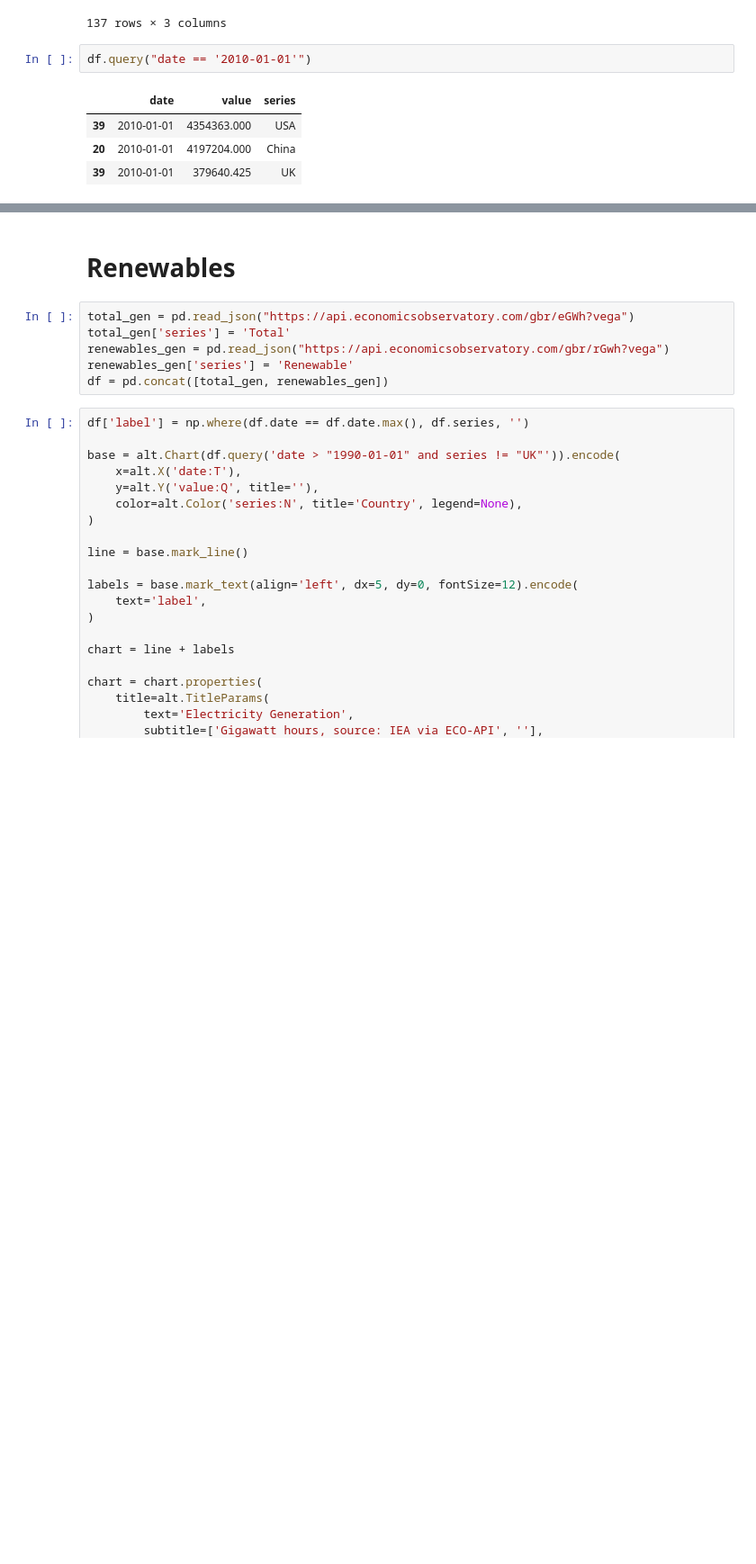
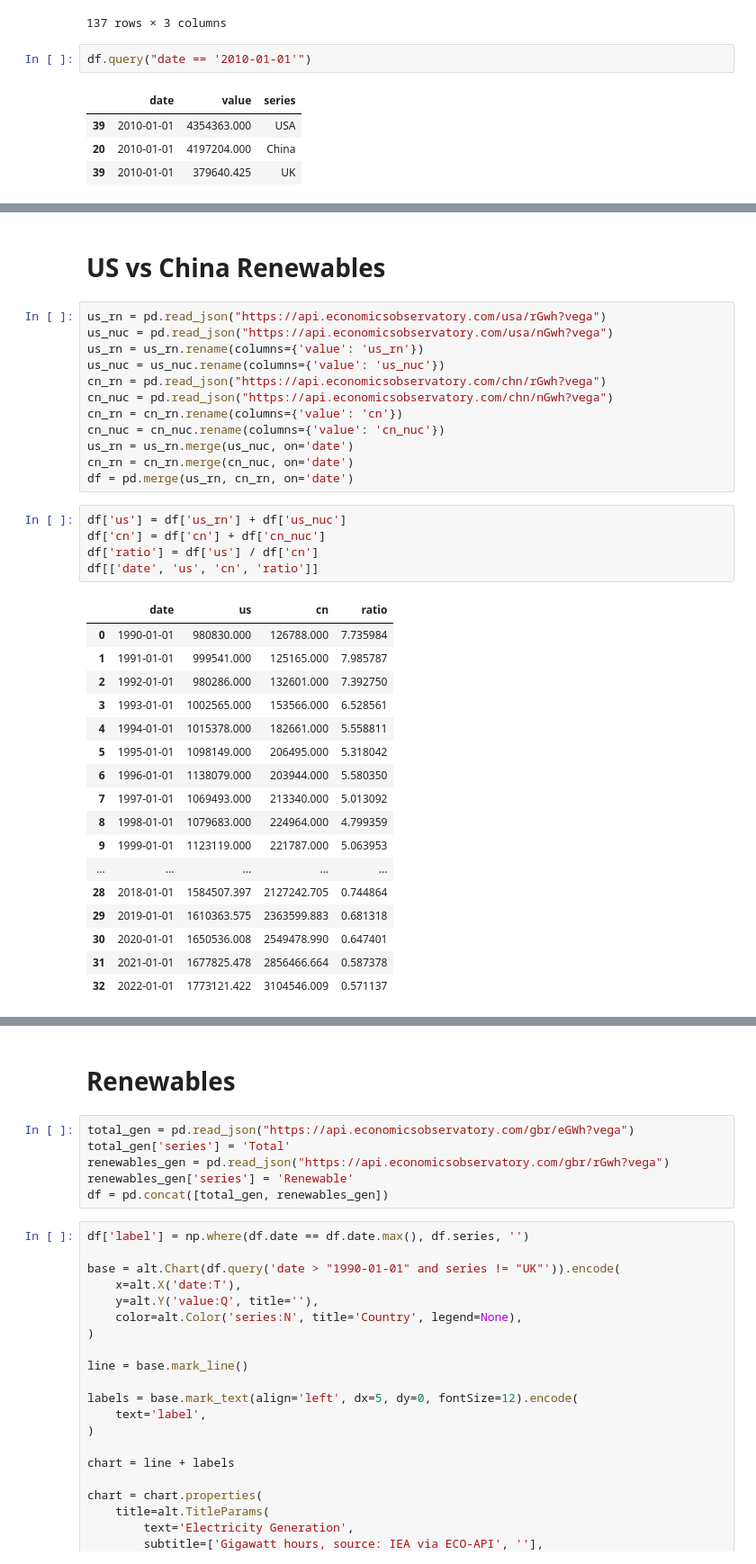
Before and after one commit to jhellingsdata/RADataHub, a Jupyter notebook: ChartOfTheDay/energy/us_chn_energy.ipynb, the cells around one changed output, grey strips where cells are left out. Shown at 90% size. Saved outputs shown, nothing was run; the diff lists cells and outputs as text; blank space fills up the shorter version.

```diff
--- a/ChartOfTheDay/energy/us_chn_energy.ipynb
+++ b/ChartOfTheDay/energy/us_chn_energy.ipynb
@@ -73,0 +85,37 @@ chart
+# %% [markdown]
+# US vs China Renewables
+# %%
+us_rn = pd.read_json("https://api.economicsobservatory.com/usa/rGwh?vega")
+us_nuc = pd.read_json("https://api.economicsobservatory.com/usa/nGwh?vega")
+us_rn = us_rn.rename(columns={'value': 'us_rn'})
+us_nuc = us_nuc.rename(columns={'value': 'us_nuc'})
+cn_rn = pd.read_json("https://api.economicsobservatory.com/chn/rGwh?vega")
+cn_nuc = pd.read_json("https://api.economicsobservatory.com/chn/nGwh?vega")
+cn_rn = cn_rn.rename(columns={'value': 'cn'})
+cn_nuc = cn_nuc.rename(columns={'value': 'cn_nuc'})
+us_rn = us_rn.merge(us_nuc, on='date')
+cn_rn = cn_rn.merge(cn_nuc, on='date')
+df = pd.merge(us_rn, cn_rn, on='date')
+# %%
+df['us'] = df['us_rn'] + df['us_nuc']
+df['cn'] = df['cn'] + df['cn_nuc']
+df['ratio'] = df['us'] / df['cn']
+df[['date', 'us', 'cn', 'ratio']]
+# %% [output]
+|  | date | us | cn | ratio |
+| 0 | 1990-01-01 | 980830.000 | 126788.000 | 7.735984 |
+| 1 | 1991-01-01 | 999541.000 | 125165.000 | 7.985787 |
+| 2 | 1992-01-01 | 980286.000 | 132601.000 | 7.392750 |
+| 3 | 1993-01-01 | 1002565.000 | 153566.000 | 6.528561 |
+| 4 | 1994-01-01 | 1015378.000 | 182661.000 | 5.558811 |
+| 5 | 1995-01-01 | 1098149.000 | 206495.000 | 5.318042 |
+| 6 | 1996-01-01 | 1138079.000 | 203944.000 | 5.580350 |
+| 7 | 1997-01-01 | 1069493.000 | 213340.000 | 5.013092 |
+| 8 | 1998-01-01 | 1079683.000 | 224964.000 | 4.799359 |
+| 9 | 1999-01-01 | 1123119.000 | 221787.000 | 5.063953 |
+| ... | ... | ... | ... | ... |
+| 28 | 2018-01-01 | 1584507.397 | 2127242.705 | 0.744864 |
+| 29 | 2019-01-01 | 1610363.575 | 2363599.883 | 0.681318 |
+| 30 | 2020-01-01 | 1650536.008 | 2549478.990 | 0.647401 |
+| 31 | 2021-01-01 | 1677825.478 | 2856466.664 | 0.587378 |
+| 32 | 2022-01-01 | 1773121.422 | 3104546.009 | 0.571137 |
```
Also changed, not shown: parts of 8 cells of this notebook, 3 other files.
